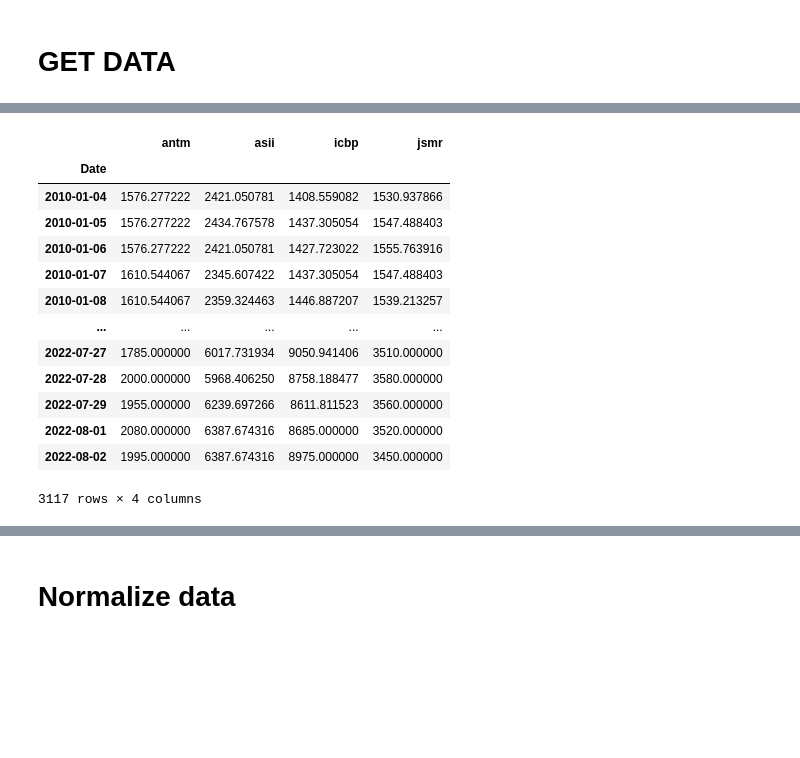
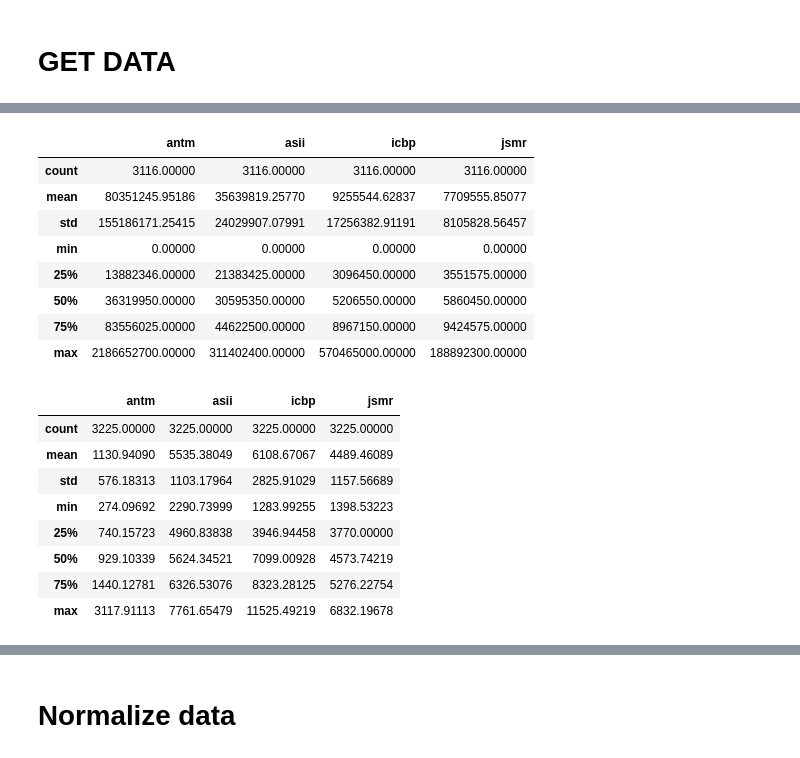
Before and after one commit to Limeless04/Stock-Price-modeling-with-LSTM, a Jupyter notebook: LSTM_Pemodelan.ipynb, the cells around one changed output, grey strips where cells are left out. Drawn from its saved outputs; the diff is of its cells as text; code cells hidden in the pictures; blank space fills up the shorter version.

```diff
--- a/LSTM_Pemodelan.ipynb
+++ b/LSTM_Pemodelan.ipynb
@@ -26,13 +27,15 @@ from keras.layers import ConvLSTM2D
 # %% [markdown]
 # GET DATA
 # %%
+yf.pdr_override()
 tickers = ["ANTM.JK","ASII.JK","ICBP.JK","JSMR.JK"]
 
+stock = 'ANTM.JK'
 today = date.today()
 # print(today)
 start_date = '2010-01-01'
-end_date = '2022-08-02'
+# end_date = '2022-08-02'
 
-panel_data = data.DataReader(tickers,'yahoo',start_date,end_date)
+panel_data = pdr.get_data_yahoo(tickers,start=start_date, end=today)
 panel_data.head(5)
 # %% [output]
@@ -48,21 +52,30 @@ panel_data.head(5)
+# %%
+data_volume = panel_data["Volume"]
+list(data_volume)
+data_volume.columns = ['antm', 'asii', 'icbp', 'jsmr']
+data_volume.describe().apply(lambda s: s.apply('{0:.5f}'.format))
+# %% [output]
+|  | antm | asii | icbp | jsmr |
+| count | 3116.00000 | 3116.00000 | 3116.00000 | 3116.00000 |
+| mean | 80351245.95186 | 35639819.25770 | 9255544.62837 | 7709555.85077 |
+| std | 155186171.25415 | 24029907.07991 | 17256382.91191 | 8105828.56457 |
+| min | 0.00000 | 0.00000 | 0.00000 | 0.00000 |
+| 25% | 13882346.00000 | 21383425.00000 | 3096450.00000 | 3551575.00000 |
+| 50% | 36319950.00000 | 30595350.00000 | 5206550.00000 | 5860450.00000 |
+| 75% | 83556025.00000 | 44622500.00000 | 8967150.00000 | 9424575.00000 |
+| max | 2186652700.00000 | 311402400.00000 | 570465000.00000 | 188892300.00000 |
 # %%
 data_close = panel_data["Adj Close"]
-data_close.head(5).round(2)
 list(data_close)
 data_close.columns = ['antm', 'asii', 'icbp', 'jsmr']
-data_close
+data_close.describe().apply(lambda s: s.apply('{0:.5f}'.format))
 # %% [output]
 |  | antm | asii | icbp | jsmr |
-| Date |  |  |  |  |
-| 2010-01-04 | 1576.277222 | 2421.050781 | 1408.559082 | 1530.937866 |
-| 2010-01-05 | 1576.277222 | 2434.767578 | 1437.305054 | 1547.488403 |
-| 2010-01-06 | 1576.277222 | 2421.050781 | 1427.723022 | 1555.763916 |
-| 2010-01-07 | 1610.544067 | 2345.607422 | 1437.305054 | 1547.488403 |
-| 2010-01-08 | 1610.544067 | 2359.324463 | 1446.887207 | 1539.213257 |
-| ... | ... | ... | ... | ... |
-| 2022-07-27 | 1785.000000 | 6017.731934 | 9050.941406 | 3510.000000 |
-| 2022-07-28 | 2000.000000 | 5968.406250 | 8758.188477 | 3580.000000 |
-| 2022-07-29 | 1955.000000 | 6239.697266 | 8611.811523 | 3560.000000 |
-| 2022-08-01 | 2080.000000 | 6387.674316 | 8685.000000 | 3520.000000 |
-| 2022-08-02 | 1995.000000 | 6387.674316 | 8975.000000 | 3450.000000 |
+| count | 3225.00000 | 3225.00000 | 3225.00000 | 3225.00000 |
+| mean | 1130.94090 | 5535.38049 | 6108.67067 | 4489.46089 |
+| std | 576.18313 | 1103.17964 | 2825.91029 | 1157.56689 |
+| min | 274.09692 | 2290.73999 | 1283.99255 | 1398.53223 |
+| 25% | 740.15723 | 4960.83838 | 3946.94458 | 3770.00000 |
+| 50% | 929.10339 | 5624.34521 | 7099.00928 | 4573.74219 |
+| 75% | 1440.12781 | 6326.53076 | 8323.28125 | 5276.22754 |
+| max | 3117.91113 | 7761.65479 | 11525.49219 | 6832.19678 |
-3117 rows × 4 columns
```
Also changed, not shown: parts of 123 cells of this notebook, 7 other files.
